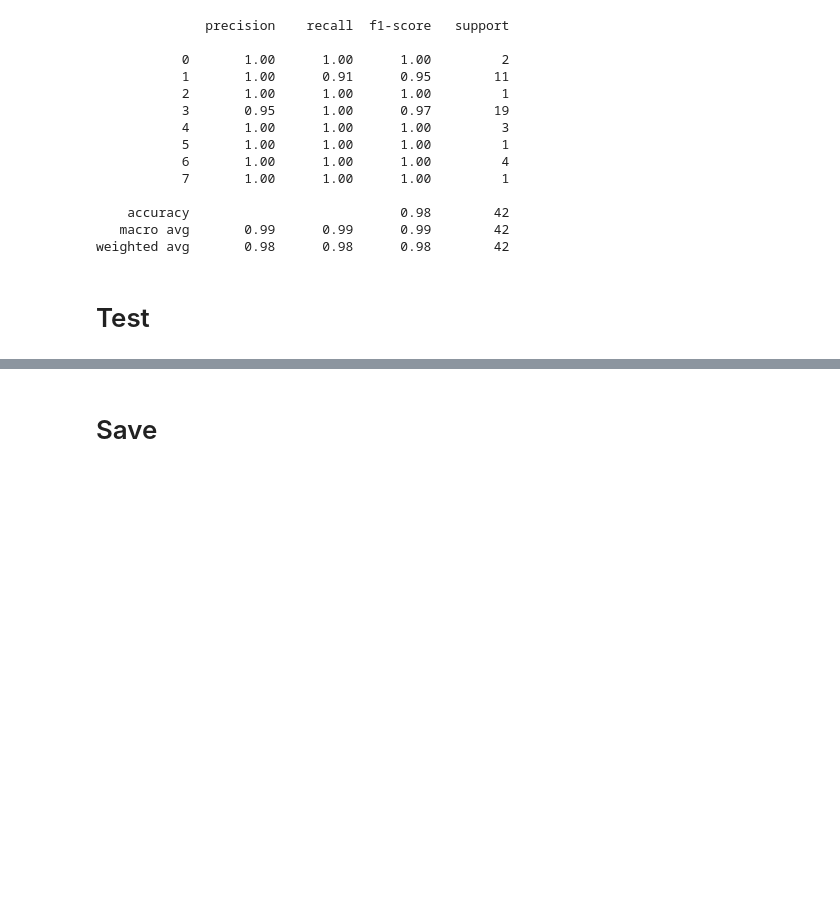
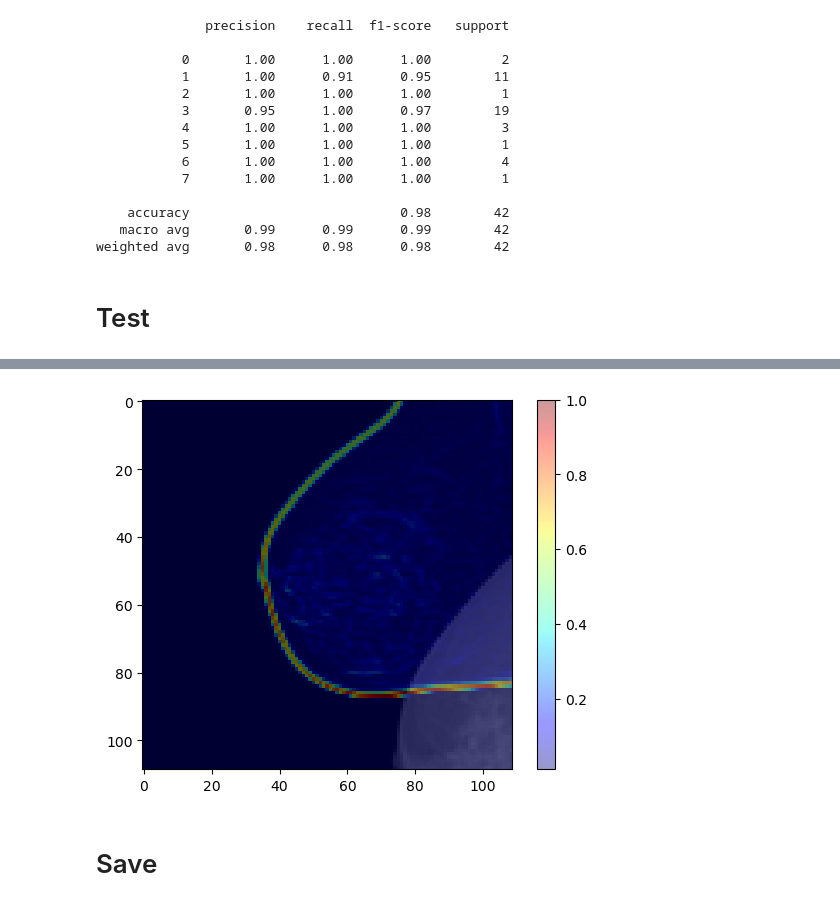
Before and after one commit to vivialves/breasr_cancer_cnn, a Jupyter notebook: simple-architecture.ipynb, the cells around one changed output, grey strips where cells are left out. Drawn from its saved outputs; the diff is of its cells as text; code cells hidden in the pictures; blank space fills up the shorter version.

```diff
--- a/simple-architecture.ipynb
+++ b/simple-architecture.ipynb
@@ -291,0 +392,7 @@ Predicted class: Density2Benign
+# %%
+plt.imshow(img)
+plt.imshow(heatmap, cmap='jet', alpha=0.4)
+plt.colorbar()
+plt.show()
+# %% [output]
+[figure, added]
```
Also changed, not shown: parts of 27 cells of this notebook, 3 other files.
